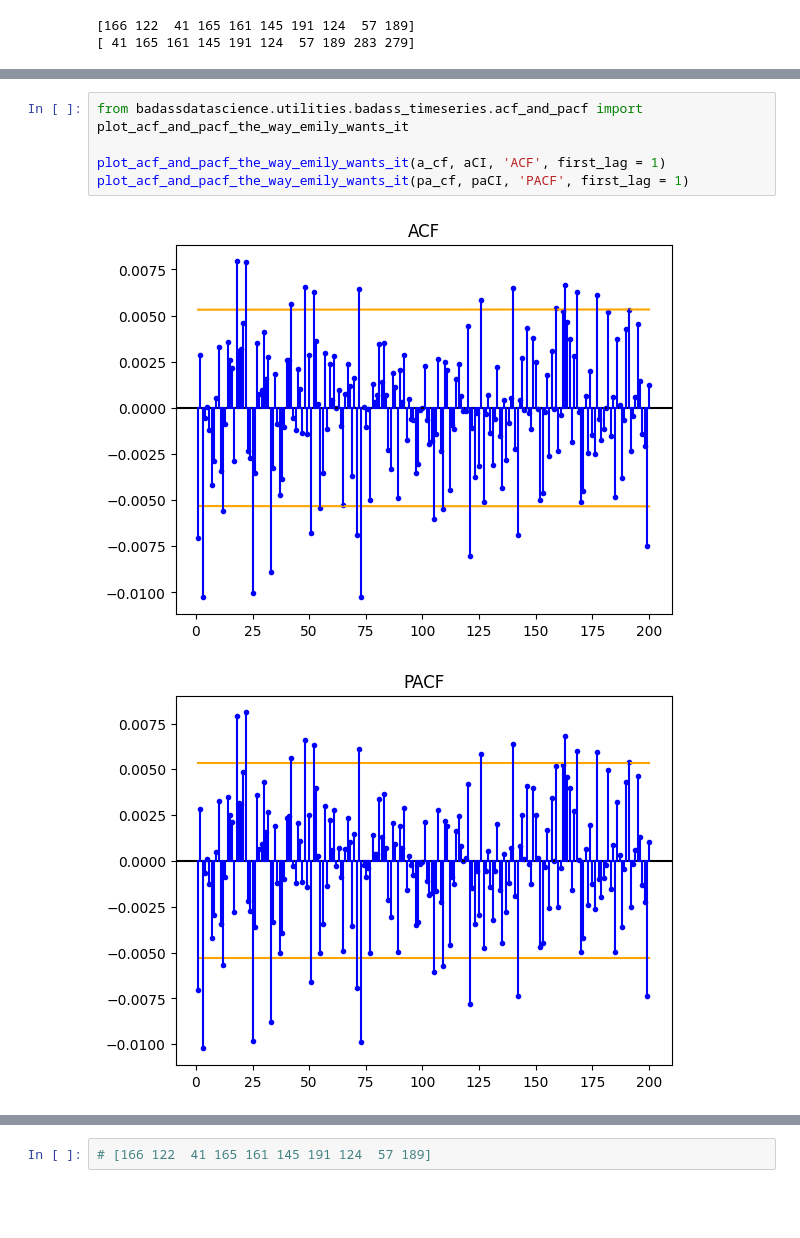
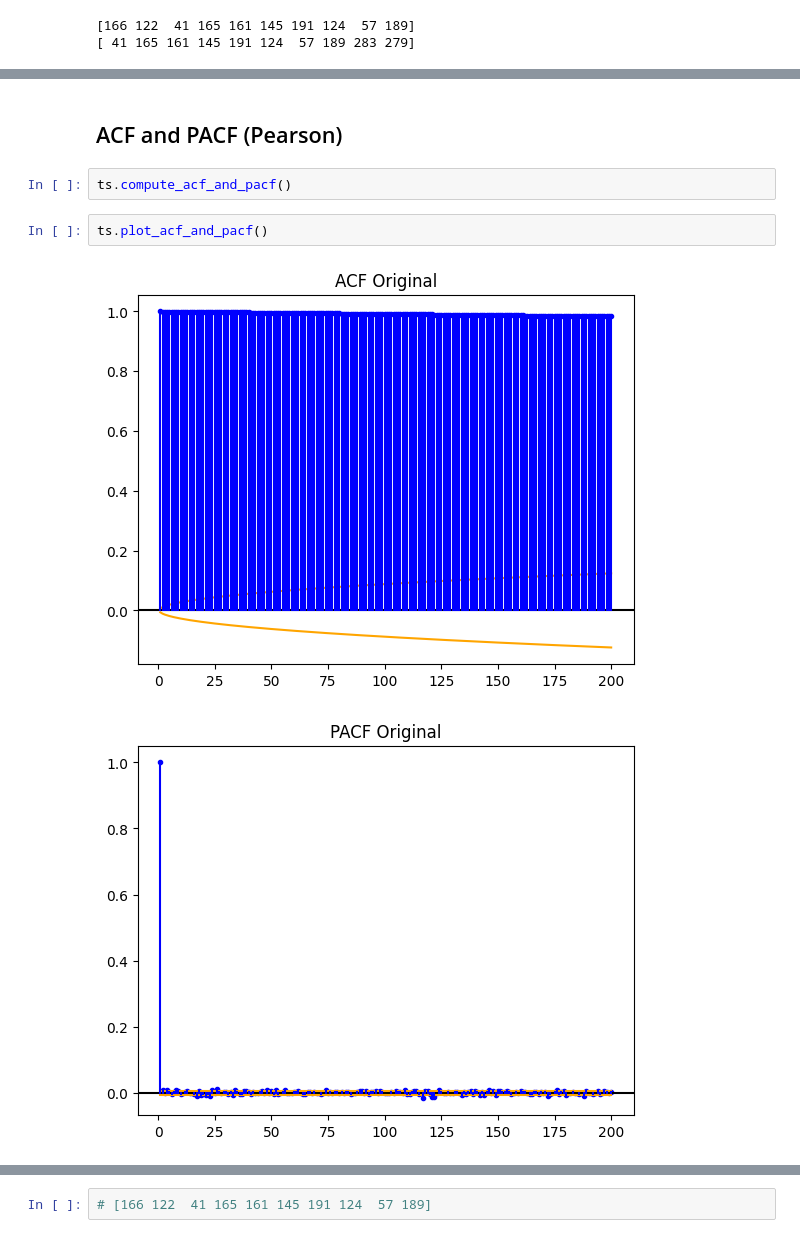
Before and after one commit to badassdatascience/badass-data-science, a Jupyter notebook: badassdatascience/forex/EDA/EDA-Untitled.ipynb, the cells around one changed output, grey strips where cells are left out. Saved outputs shown, nothing was run; the diff lists cells and outputs as text; blank space fills up the shorter version.

```diff
--- a/badassdatascience/forex/EDA/EDA-Untitled.ipynb
+++ b/badassdatascience/forex/EDA/EDA-Untitled.ipynb
@@ -115,8 +105,9 @@ paCI = center_the_ci_around_zero(pa_cf, pacf_ci)
-# %%
-from badassdatascience.utilities.badass_timeseries.acf_and_pacf import plot_acf_and_pacf_the_way_emily_wants_it
-
-plot_acf_and_pacf_the_way_emily_wants_it(a_cf, aCI, 'ACF', first_lag = 1)
-plot_acf_and_pacf_the_way_emily_wants_it(pa_cf, paCI, 'PACF', first_lag = 1)
-# %% [output]
-[figure, removed]
-[figure, removed]
+# %% [markdown]
+## ACF and PACF (Pearson)
+# %%
+ts.compute_acf_and_pacf()
+# %%
+ts.plot_acf_and_pacf()
+# %% [output]
+[figure, added]
+[figure, added]
```
Also changed, not shown: parts of 5 cells of this notebook.
